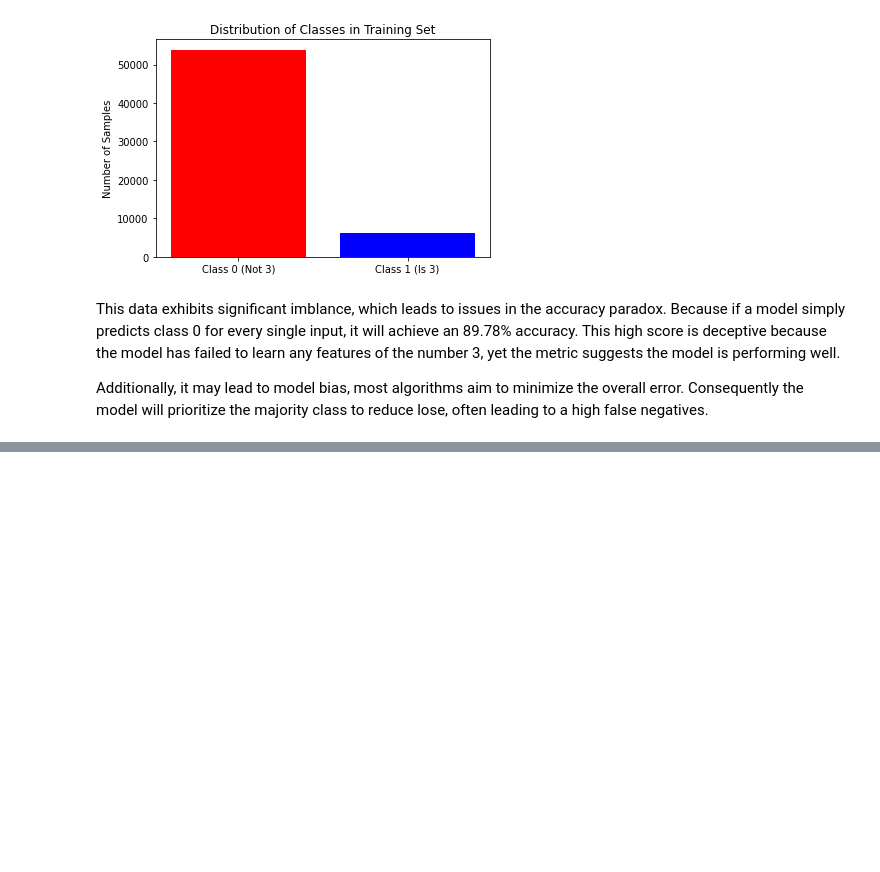
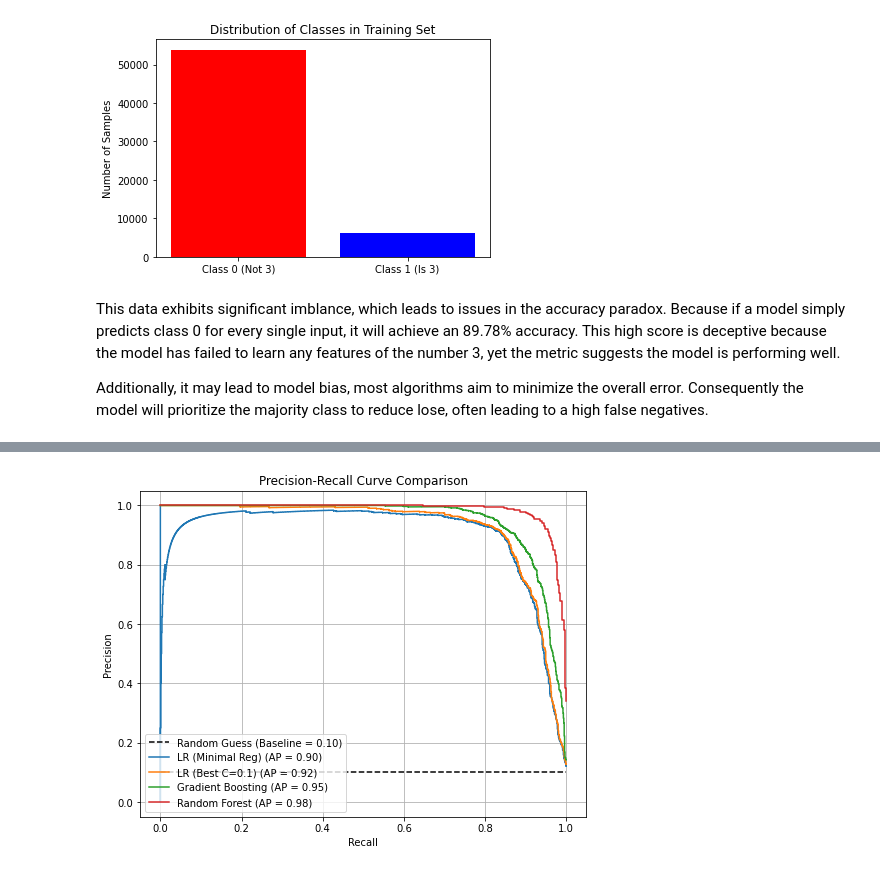
Before and after one commit to edwall201/Machine-Learning-26-Spring, a Jupyter notebook: assign3/assign3.ipynb, the cells around one changed output, grey strips where cells are left out. Cells and saved outputs as stored; diff of their text form; code cells hidden in the pictures; blank space fills up the shorter version.

```diff
--- a/assign3/assign3.ipynb
+++ b/assign3/assign3.ipynb
@@ -498,0 +635,21 @@ Additionally, it may lead to model bias, most algorithms aim to minimize the ove
+# %%
+from sklearn.metrics import precision_recall_curve, average_precision_score
+
+plt.figure(figsize=(8, 6))
+
+prevalence = y_test.mean()
+plt.plot([0, 1], [prevalence, prevalence], 'k--', label=f'Random Guess (Baseline = {prevalence:.2f})')
+
+for name, y_score in probs.items():
+    precision, recall, _ = precision_recall_curve(y_test, y_score)
+    ap = average_precision_score(y_test, y_score)
+    plt.step(recall, precision, where='post', label=f'{name} (AP = {ap:.2f})')
+
+plt.title('Precision-Recall Curve Comparison')
+plt.xlabel('Recall')
+plt.ylabel('Precision')
+plt.legend(loc='lower left')
+plt.grid(True)
+plt.show()
+# %% [output]
+[figure, added]
```
Also changed, not shown: parts of 11 cells of this notebook.
